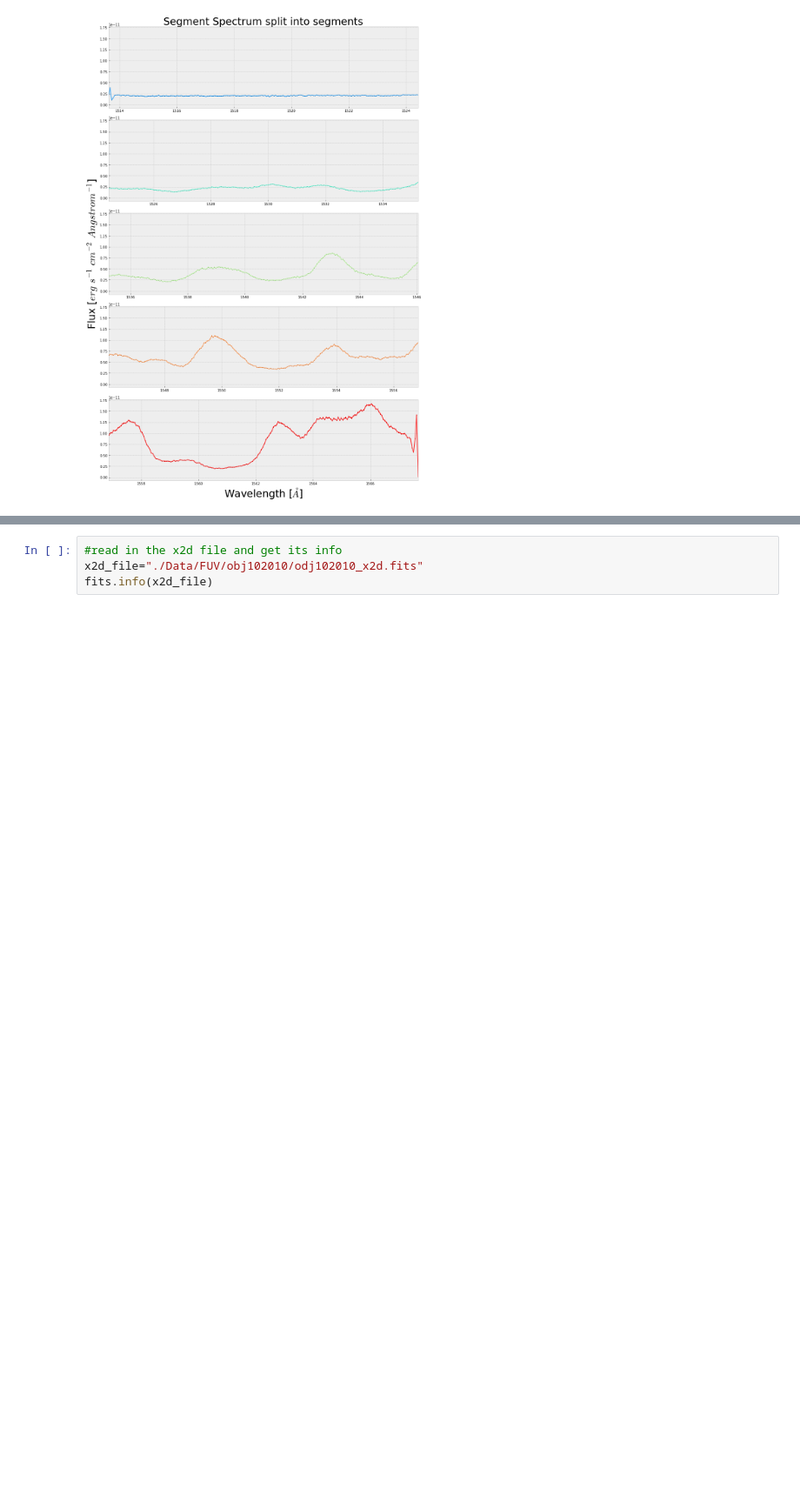
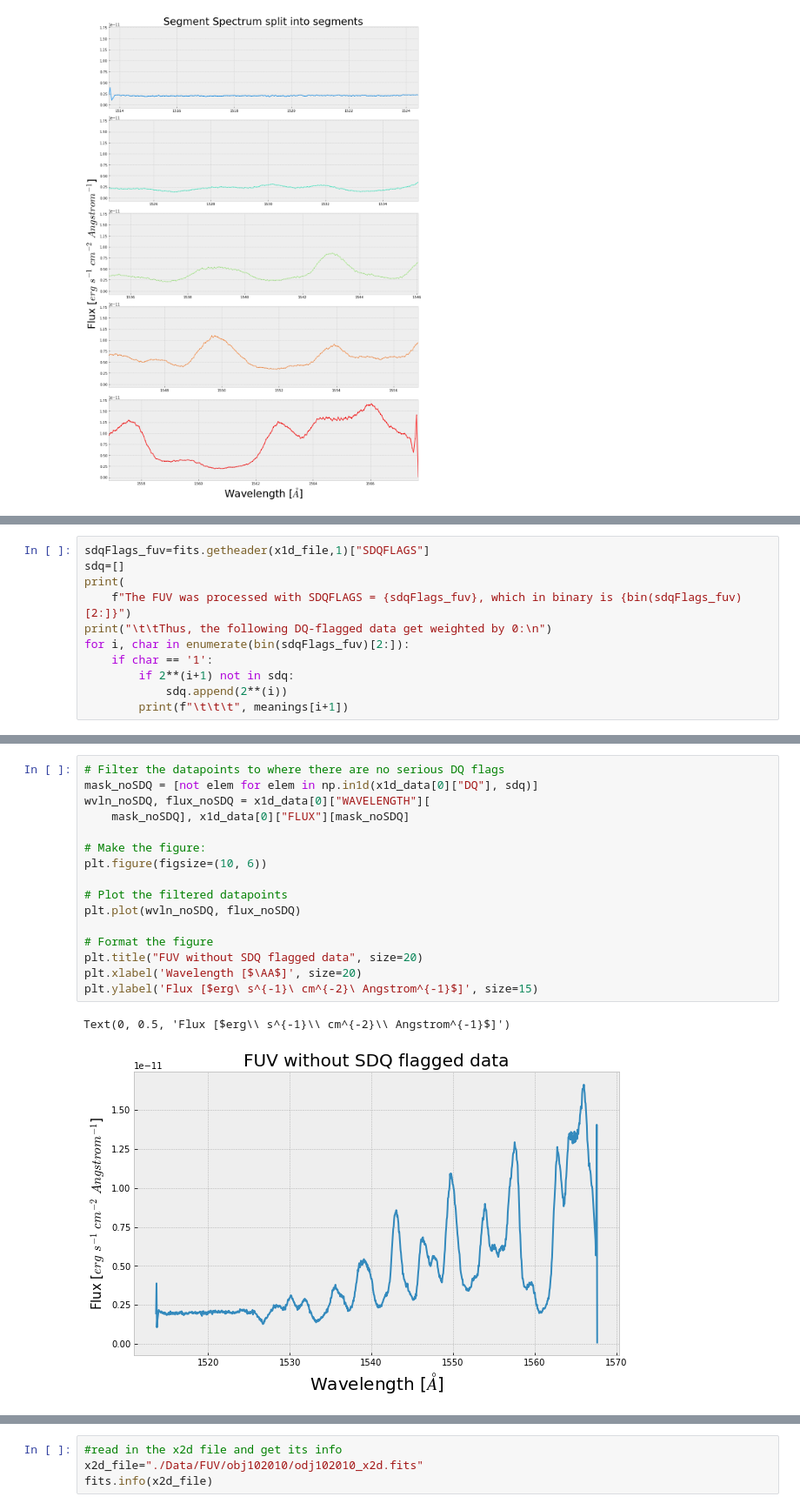
Before and after one commit to spacetelescope/STIS-Notebooks, a Jupyter notebook: View_Data/FUV.ipynb, the cells around one changed output, grey strips where cells are left out. Shown at 87% size. Saved outputs shown, nothing was run; the diff lists cells and outputs as text; blank space fills up the shorter version.

```diff
--- a/View_Data/FUV.ipynb
+++ b/View_Data/FUV.ipynb
@@ -144,0 +177,11 @@ for segment_row in x1d_data:  # Apply the following to each segment's data at a
+# %%
+sdqFlags_fuv=fits.getheader(x1d_file,1)["SDQFLAGS"]
+sdq=[]
+print(
+    f"The FUV was processed with SDQFLAGS = {sdqFlags_fuv}, which in binary is {bin(sdqFlags_fuv)[2:]}")
+print("\t\tThus, the following DQ-flagged data get weighted by 0:\n")
+for i, char in enumerate(bin(sdqFlags_fuv)[2:]):
+    if char == '1':
+        if 2**(i+1) not in sdq:
+            sdq.append(2**(i))
+        print(f"\t\t\t", meanings[i+1])
@@ -145 +206,20 @@ for segment_row in x1d_data:  # Apply the following to each segment's data at a
+# %%
+# Filter the datapoints to where there are no serious DQ flags
+mask_noSDQ = [not elem for elem in np.in1d(x1d_data[0]["DQ"], sdq)]
+wvln_noSDQ, flux_noSDQ = x1d_data[0]["WAVELENGTH"][
+    mask_noSDQ], x1d_data[0]["FLUX"][mask_noSDQ]
+
+# Make the figure:
+plt.figure(figsize=(10, 6))
+
+# Plot the filtered datapoints
+plt.plot(wvln_noSDQ, flux_noSDQ)
+
+# Format the figure
+plt.title("FUV without SDQ flagged data", size=20)
+plt.xlabel('Wavelength [$\AA$]', size=20)
+plt.ylabel('Flux [$erg\ s^{-1}\ cm^{-2}\ Angstrom^{-1}$]', size=15)
+# %% [output]
+Text(0, 0.5, 'Flux [$erg\\ s^{-1}\\ cm^{-2}\\ Angstrom^{-1}$]')
+[figure, added]
 # %% [markdown]
```
Also changed, not shown: parts of 9 cells of this notebook.
